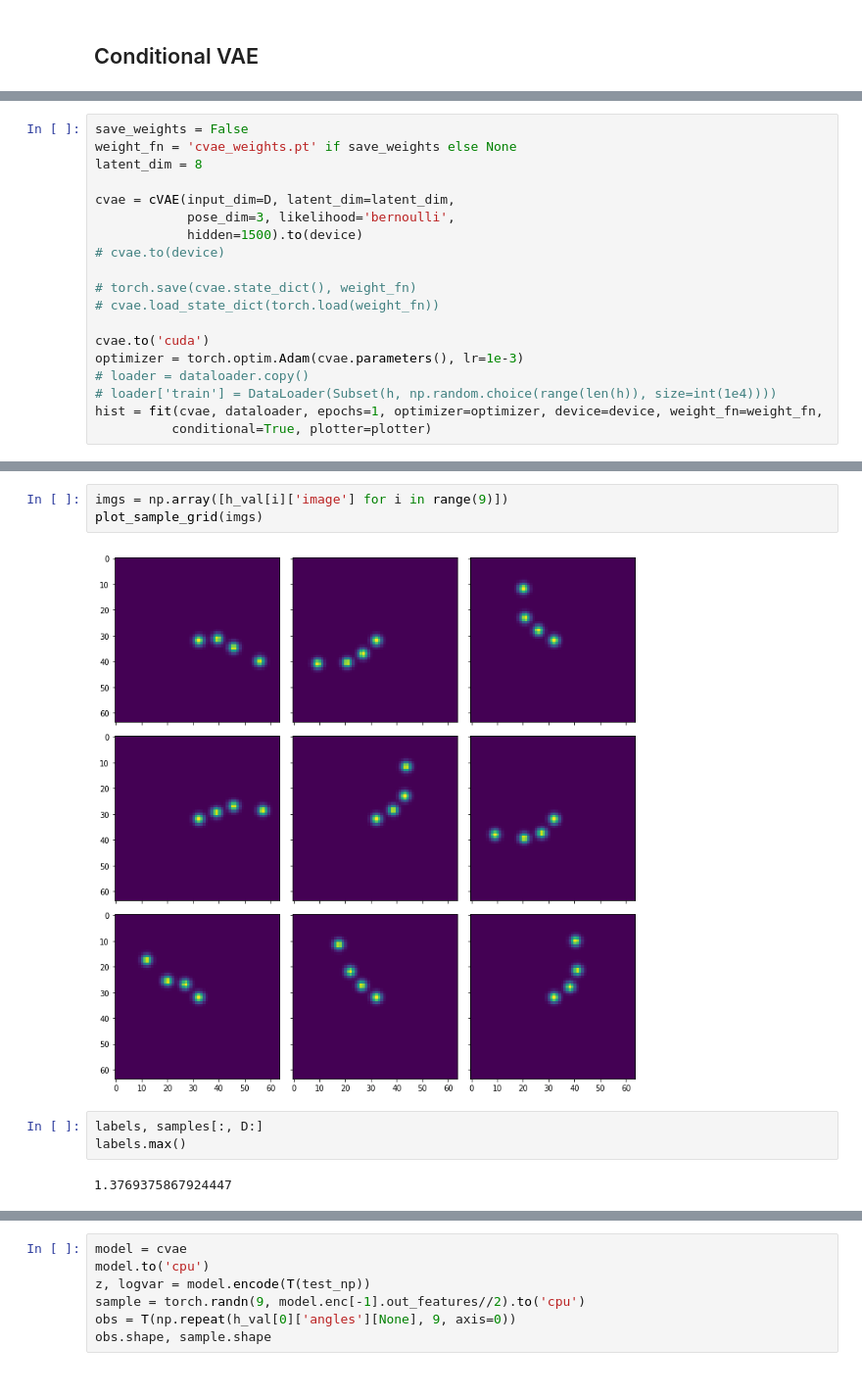
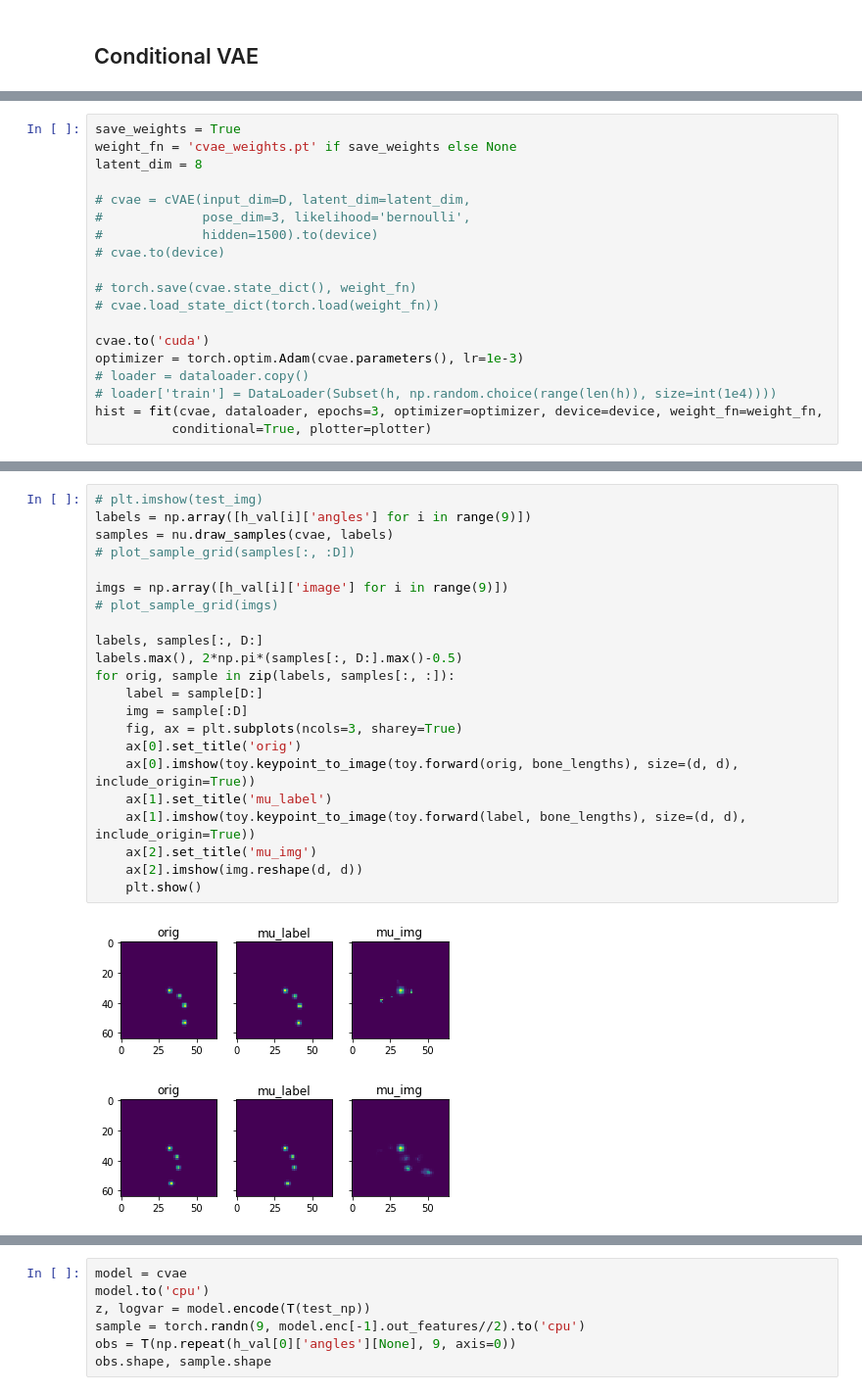
Before and after one commit to Lapu-Lapu/deep-lvm-pose-tracking, a Jupyter notebook: notebooks/toy_data.ipynb, the cells around one changed output, grey strips where cells are left out. Shown at 98% size. Cells and saved outputs as stored; diff of their text form.

Commit message:
Fixed angle normalization, not quite there yet.

```diff
--- a/notebooks/toy_data.ipynb
+++ b/notebooks/toy_data.ipynb
@@ -401,11 +403,11 @@ HTML(vids[2])
 # %%
-save_weights = False
+save_weights = True
 weight_fn = 'cvae_weights.pt' if save_weights else None
 latent_dim = 8
 
-cvae = cVAE(input_dim=D, latent_dim=latent_dim,
-            pose_dim=3, likelihood='bernoulli',
-            hidden=1500).to(device)
+# cvae = cVAE(input_dim=D, latent_dim=latent_dim,
+#             pose_dim=3, likelihood='bernoulli',
+#             hidden=1500).to(device)
 # cvae.to(device)
 
 # torch.save(cvae.state_dict(), weight_fn)
@@ -415,5 +417,5 @@ cvae.to('cuda')
 optimizer = torch.optim.Adam(cvae.parameters(), lr=1e-3)
 # loader = dataloader.copy()
 # loader['train'] = DataLoader(Subset(h, np.random.choice(range(len(h)), size=int(1e4))))
-hist = fit(cvae, dataloader, epochs=1, optimizer=optimizer, device=device, weight_fn=weight_fn,
+hist = fit(cvae, dataloader, epochs=3, optimizer=optimizer, device=device, weight_fn=weight_fn,
           conditional=True, plotter=plotter)
@@ -427,10 +438,25 @@ plot_sample_grid(samples[:, :D])
-# %%
-imgs = np.array([h_val[i]['image'] for i in range(9)])
-plot_sample_grid(imgs)
-# %% [output]
-[figure, removed]
-# %%
-labels, samples[:, D:]
-labels.max()
-# %% [output]
-1.3769375867924447
+# %%
+# plt.imshow(test_img)
+labels = np.array([h_val[i]['angles'] for i in range(9)])
+samples = nu.draw_samples(cvae, labels)
+# plot_sample_grid(samples[:, :D])
+
+imgs = np.array([h_val[i]['image'] for i in range(9)])
+# plot_sample_grid(imgs)
+
+labels, samples[:, D:]
+labels.max(), 2*np.pi*(samples[:, D:].max()-0.5)
+for orig, sample in zip(labels, samples[:, :]):
+    label = sample[D:]
+    img = sample[:D]
+    fig, ax = plt.subplots(ncols=3, sharey=True)
+    ax[0].set_title('orig')
+    ax[0].imshow(toy.keypoint_to_image(toy.forward(orig, bone_lengths), size=(d, d), include_origin=True))
+    ax[1].set_title('mu_label')
+    ax[1].imshow(toy.keypoint_to_image(toy.forward(label, bone_lengths), size=(d, d), include_origin=True))
+    ax[2].set_title('mu_img')
+    ax[2].imshow(img.reshape(d, d))
+    plt.show()
+# %% [output]
+[figure, added]
+[figure, added]
```
Also changed, not shown: parts of 4 cells of this notebook, 1 other file.
